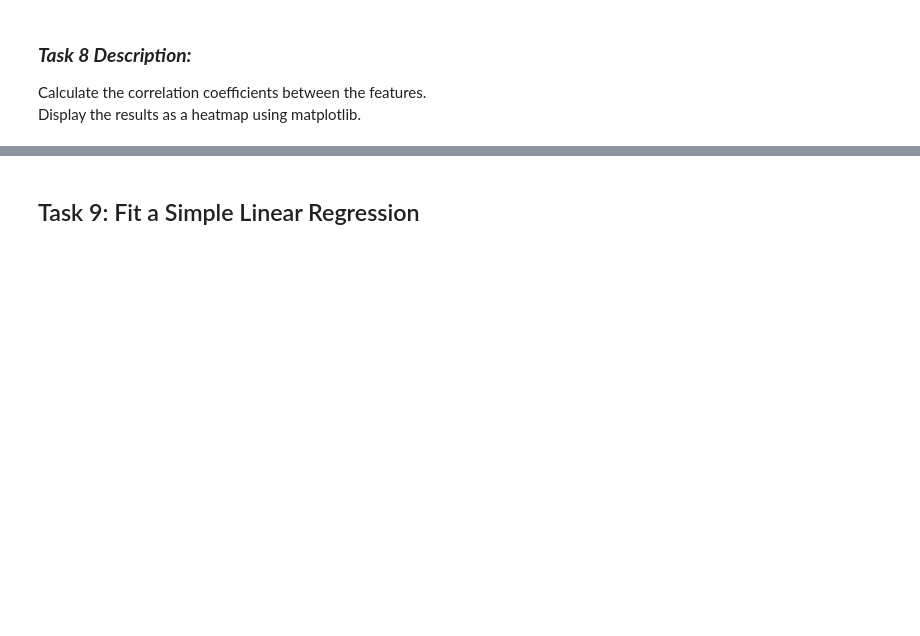
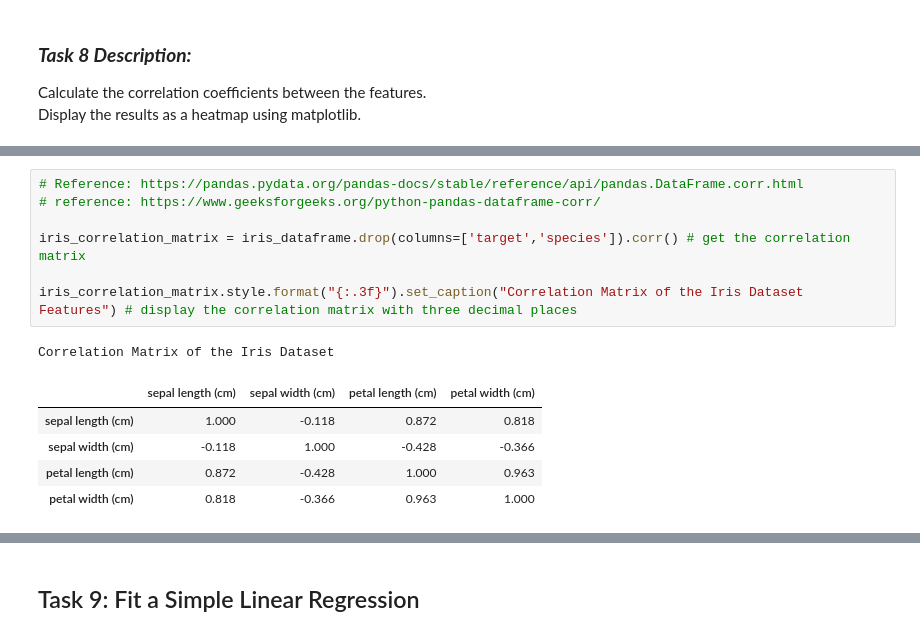
Before and after one commit to skerr17/principles_of_data_analytics, a Jupyter notebook: tasks.ipynb, the cells around one changed output, grey strips where cells are left out. Cells and saved outputs as stored; diff of their text form; blank space fills up the shorter version.

```diff
--- a/tasks.ipynb
+++ b/tasks.ipynb
@@ -578,0 +598,14 @@ Display the results as a heatmap using matplotlib.
+# %%
+# Reference: https://pandas.pydata.org/pandas-docs/stable/reference/api/pandas.DataFrame.corr.html
+# reference: https://www.geeksforgeeks.org/python-pandas-dataframe-corr/
+
+iris_correlation_matrix = iris_dataframe.drop(columns=['target','species']).corr() # get the correlation matrix
+
+iris_correlation_matrix.style.format("{:.3f}").set_caption("Correlation Matrix of the Iris Dataset Features") # display the correlation matrix with three decimal places
+# %% [output]
+Correlation Matrix of the Iris Dataset
+|  | sepal length (cm) | sepal width (cm) | petal length (cm) | petal width (cm) |
+| sepal length (cm) | 1.000 | -0.118 | 0.872 | 0.818 |
+| sepal width (cm) | -0.118 | 1.000 | -0.428 | -0.366 |
+| petal length (cm) | 0.872 | -0.428 | 1.000 | 0.963 |
+| petal width (cm) | 0.818 | -0.366 | 0.963 | 1.000 |
```
Also changed, not shown: parts of 3 cells of this notebook.
